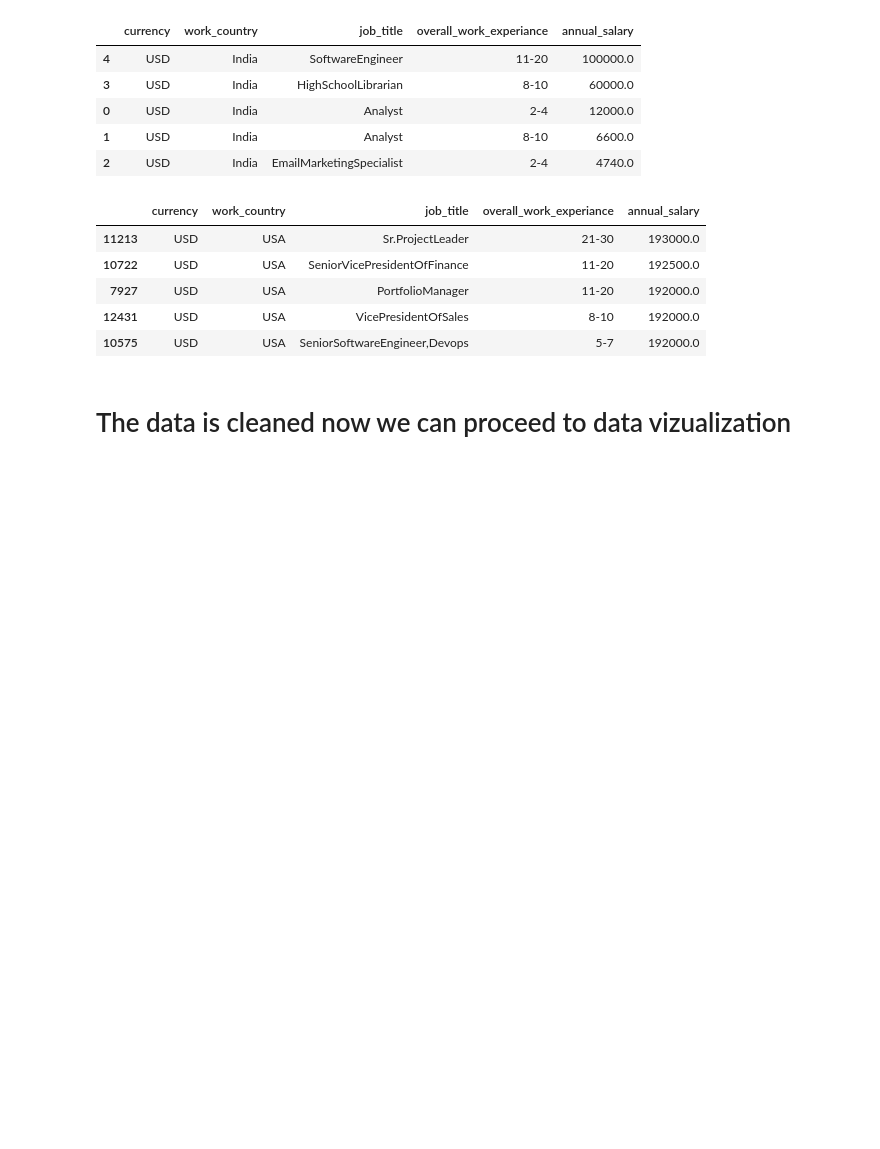
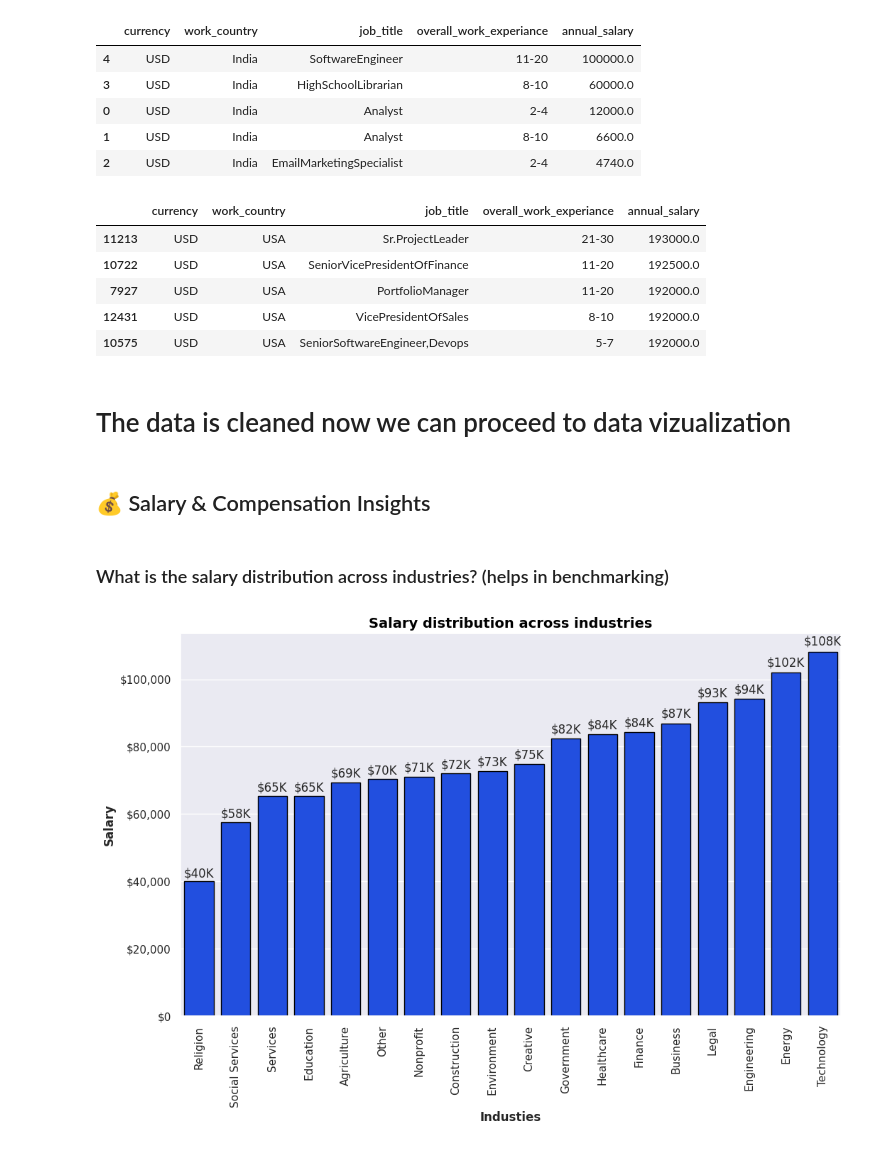
Before and after one commit to BhaskarMishra05/Data, a Jupyter notebook: src/Notebook/change.ipynb, the cells around one changed output. Saved outputs shown, nothing was run; the diff lists cells and outputs as text; code cells hidden in the pictures; blank space fills up the shorter version.

```diff
--- a/src/Notebook/change.ipynb
+++ b/src/Notebook/change.ipynb
@@ -6,6 +6,10 @@ from sqlalchemy import create_engine
 import seaborn as sns
 import matplotlib.pyplot as plt
 import numpy as np
+import seaborn as sns
+import pymysql
+sns.set(style= 'white')
+sns.set(palette='bright')
 # %%
 conn = mysql.connector.connect(
     host = 'localhost',
@@ -1023,3 +1027,28 @@ df_usa.groupby(['currency','work_country', 'job_title', 'overall_work_experiance
 | 10575 | USD | USA | SeniorSoftwareEngineer,Devops | 5-7 | 192000.0 |
 # %% [markdown]
 # The data is cleaned now we can proceed to data vizualization
+# %% [markdown]
+## 💰 Salary & Compensation Insights
+# %% [markdown]
+### What is the salary distribution across industries? (helps in benchmarking)
+# %%
+groupby_industry_salary = df_usa.groupby('industry')['annual_salary'].mean().reset_index().sort_values(by= 'annual_salary')
+plt.figure(figsize=(12,7))
+ax = sns.barplot(x='industry', y='annual_salary', data = groupby_industry_salary, edgecolor= 'black')
+plt.title('Salary distribution across industries', fontsize =14, color = 'black', fontweight='bold')
+plt.xlabel('Industies',fontweight='bold')
+plt.ylabel('Salary', fontweight='bold')
+plt.gca().yaxis.set_major_formatter(plt.FuncFormatter(lambda x,p: f'${x:,.0f}'))
+for i , bar in enumerate (ax.patches):
+    height= bar.get_height()
+    ax.text(
+
+        bar.get_x() + bar.get_width()/2,
+        height+ height*0.01,
+        f'${(height/1000):,.0f}K',
+        ha='center', va='bottom'
+    )
+plt.xticks(rotation = 90)
+plt.show()
+# %% [output]
+[figure, added]
```
Also changed, not shown: parts of 20 cells of this notebook, 2 other files.
